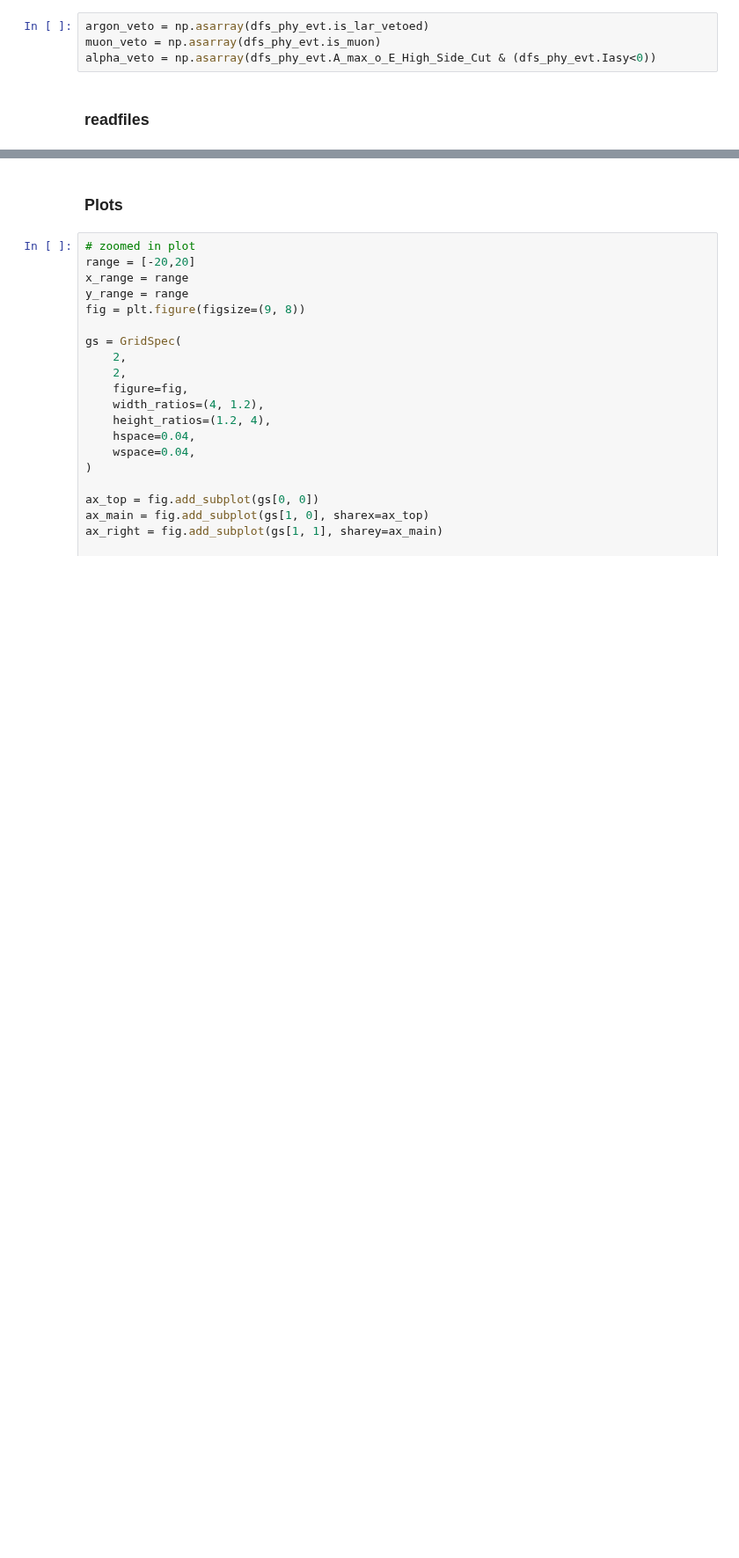
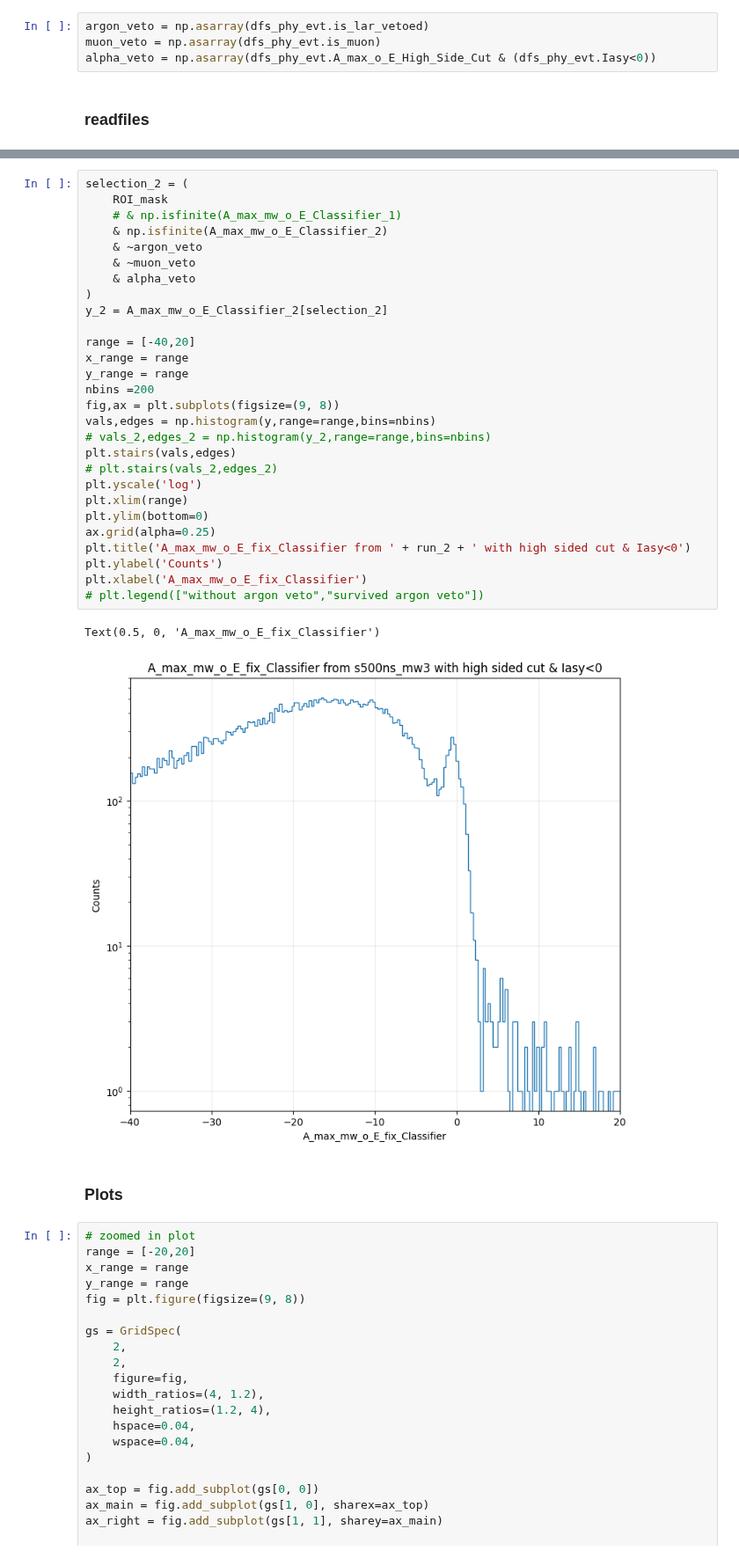
Before and after one commit to ZejunLi/AoverE_analysis, a Jupyter notebook: two_aoe_cuts/Event_tier_vetos.ipynb, the cells around one changed output, grey strips where cells are left out. Shown at 88% size. Cells and saved outputs as stored; diff of their text form; blank space fills up the shorter version.

```diff
--- a/two_aoe_cuts/Event_tier_vetos.ipynb
+++ b/two_aoe_cuts/Event_tier_vetos.ipynb
@@ -157,3 +155,34 @@ Selected ROI events: 13,477
+# %%
+selection_2 = (
+    ROI_mask
+    # & np.isfinite(A_max_mw_o_E_Classifier_1)
+    & np.isfinite(A_max_mw_o_E_Classifier_2)
+    & ~argon_veto
+    & ~muon_veto
+    & alpha_veto
+)
+y_2 = A_max_mw_o_E_Classifier_2[selection_2]
+
+range = [-40,20]
+x_range = range
+y_range = range
+nbins =200
+fig,ax = plt.subplots(figsize=(9, 8))
+vals,edges = np.histogram(y,range=range,bins=nbins)
+# vals_2,edges_2 = np.histogram(y_2,range=range,bins=nbins)
+plt.stairs(vals,edges)
+# plt.stairs(vals_2,edges_2)
+plt.yscale('log')
+plt.xlim(range)
+plt.ylim(bottom=0)
+ax.grid(alpha=0.25)
+plt.title('A_max_mw_o_E_fix_Classifier from ' + run_2 + ' with high sided cut & Iasy<0')
+plt.ylabel('Counts')
+plt.xlabel('A_max_mw_o_E_fix_Classifier')
+# plt.legend(["without argon veto","survived argon veto"])
+# %% [output]
+Text(0.5, 0, 'A_max_mw_o_E_fix_Classifier')
+[figure, added]
 # %% [markdown]
 ### Plots
 # %%
```
Also changed, not shown: parts of 15 cells of this notebook, 4 other files.
